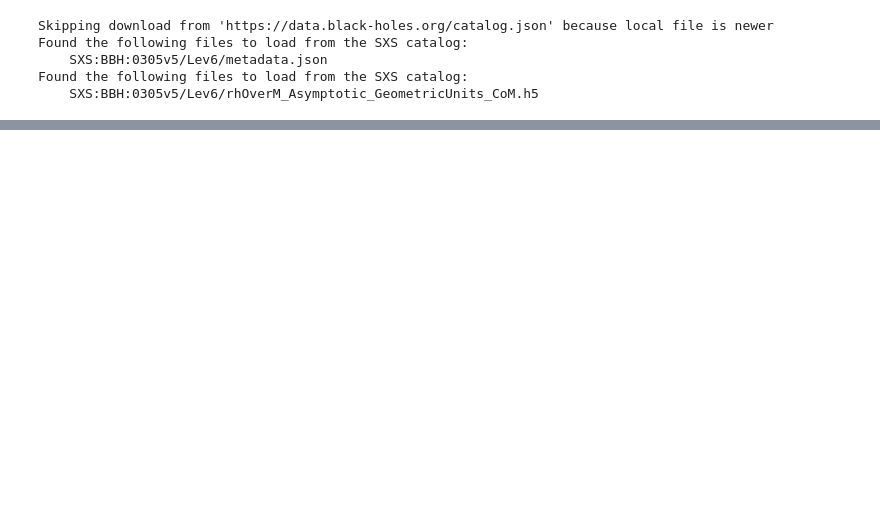
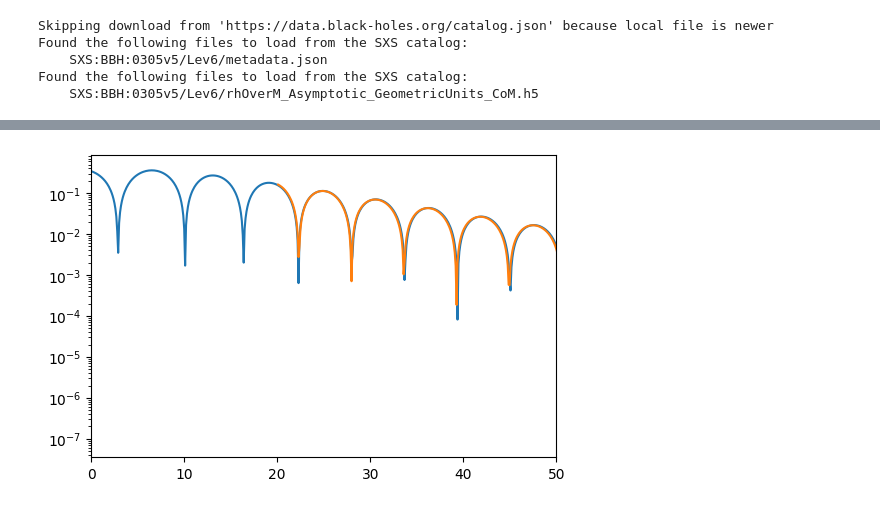
Before and after one commit to eliotfinch/qnmfits, a Jupyter notebook: examples/quadratic_qnms.ipynb, the cells around one changed output, grey strips where cells are left out. Saved outputs shown, nothing was run; the diff lists cells and outputs as text; code cells hidden in the pictures; blank space fills up the shorter version.

```diff
--- a/examples/quadratic_qnms.ipynb
+++ b/examples/quadratic_qnms.ipynb
@@ -48,3 +75,14 @@ ax.set_yscale('log')
+# %%
+fig, ax = plt.subplots(dpi=100)
+
+ax.plot(sim.times, abs(np.real(sim.h[2,-2])))
+ax.plot(best_fit['model_times'], abs(np.real(best_fit['model'][2,-2])))
+
+ax.set_xlim(0, 50)
+
+ax.set_yscale('log')
+# %% [output]
+[figure, added]
 # %%
 qnmfits.plot_mode_amplitudes(best_fit['C'], best_fit['mode_labels'])
 # %% [output]
```
Also changed, not shown: parts of 10 cells of this notebook, 2 other files.
